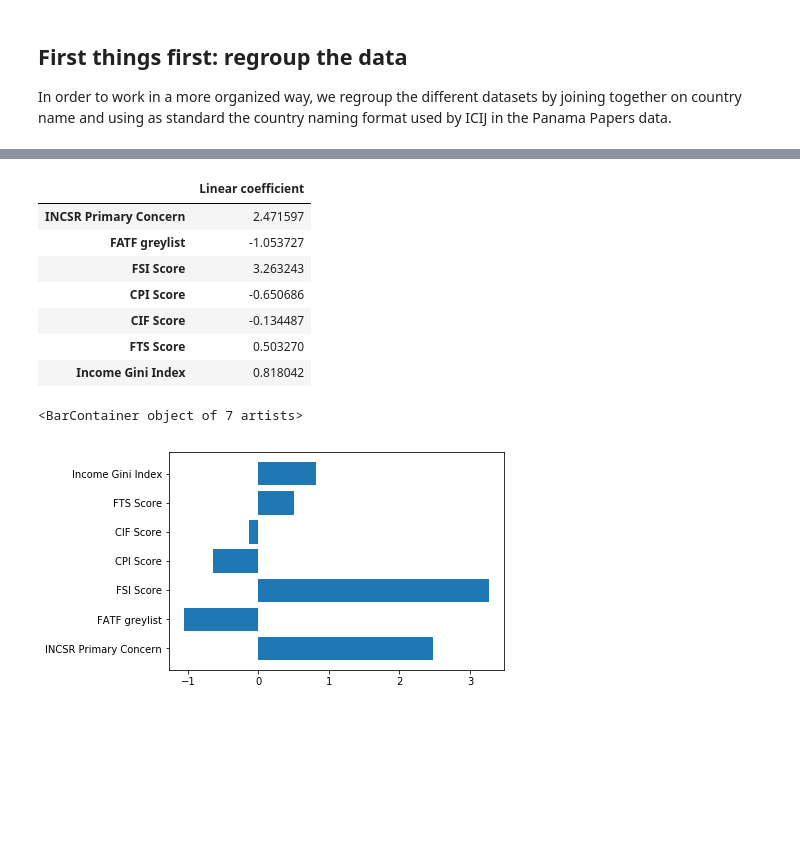
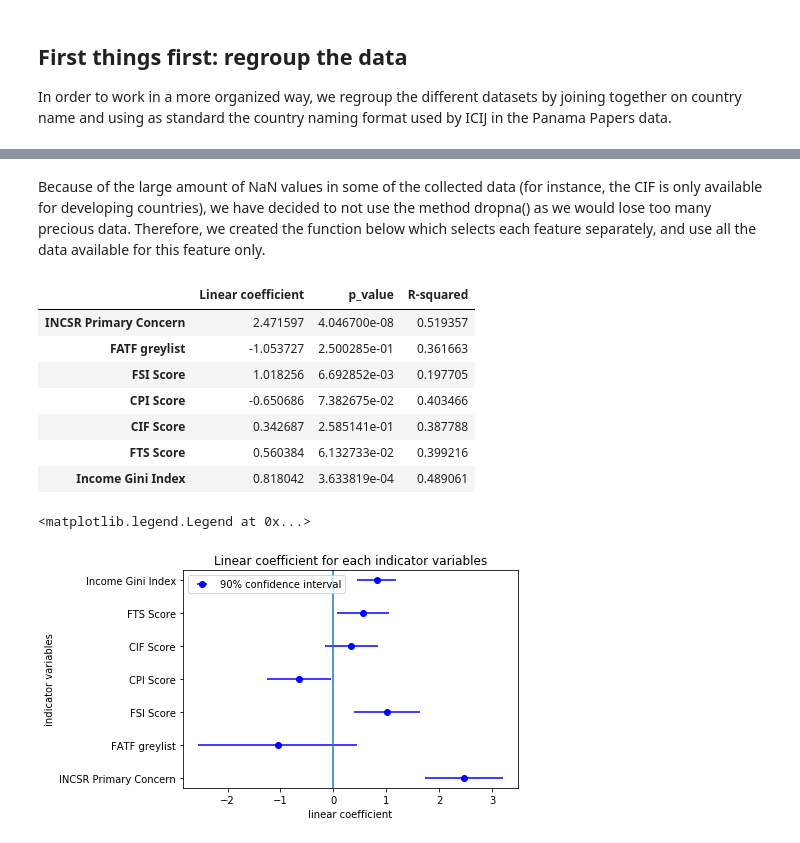
Before and after one commit to franckdess/ADA-Project, a Jupyter notebook: Correlates of evasion.ipynb, the cells around one changed output, grey strips where cells are left out. Cells and saved outputs as stored; diff of their text form; code cells hidden in the pictures; blank space fills up the shorter version.

Commit message:
Corrected intervals

```diff
--- a/Correlates of evasion.ipynb
+++ b/Correlates of evasion.ipynb
@@ -386,35 +396,37 @@ to_pred=['PP count']
 control=['Average Income', 'Population']
 # %%
 #We apply logarithm or standardization to some of the indicator variables
-feat_tolog=['FSI Score', 'CIF Score']
-feat_std=['Income Gini Index', 'CPI Score']
-feat_same=['INCSR Primary Concern', 'FATF greylist', 'FTS Score']
+feat_std=['FSI Score', 'CPI Score', 'CIF Score', 'FTS Score', 'Income Gini Index']
+feat_same=['INCSR Primary Concern', 'FATF greylist']
+# %% [markdown]
+Because of the large amount of NaN values in some of the collected data (for instance, the CIF is only available for developing countries), we have decided to not use the method dropna() as we would lose too many precious data. Therefore, we created the function below which selects each feature separately, and use all the data available for this feature only.
 # %%
 #Function specific to our dataframe, which computes the linear coefficient for each indicator variable taken separately along...
 #...with the two control variables (log(Average income) and log(Population size)), in order to predict log(#accounts linked)
-def Linear_coefficient(df,features,to_do=None):
-    reg=LinearRegression()
+
+def Linear_coefficient_sm(df,features,to_do=None):
     a=[]
+    b=[]
+    c=[]
     for feat in features:
         temp=df[['PP count', 'Average Income', 'Population', feat]]
         temp=temp.dropna()
         temp['Average Income']=np.log(temp['Average Income'])
         temp['Population']=np.log(temp['Population'])
         temp['PP count']=np.log(temp['PP count'])
-        if to_do == 'log':
-            temp[feat]=np.log(temp[feat])
-        elif to_do == 'std':
+        if to_do == 'std':
             standardize = lambda x: (x-x.mean()) / x.std()
             temp[feat]=standardize(temp[feat])
-        temp=temp.replace([np.inf, -np.inf], np.nan)
-        temp=temp.dropna()
         X=temp[['Average Income', 'Population', feat]]
         y=temp['PP count']
-        reg.fit(X,y)
-        a.append([reg.coef_[2]])
-    return a
+        X2=sm.add_constant(X)
+        est=sm.OLS(y,X2)
+        est2=est.fit()
+        a.append(est2.params[3])
+        b.append(est2.pvalues[3])
+        c.append(est2.rsquared)
+    return a,b,c
 # %%
-#Apply above function
-coef_log=Linear_coefficient(merged_df,feat_tolog,'log')
-coef_std=Linear_coefficient(merged_df,feat_std,'std')
-coef_same=Linear_coefficient(merged_df,feat_same)
+#Apply above function to retrieve linear regression coefficients, p_values and r_squared data
+coef_std, p_values_std, r_squared_std= Linear_coefficient_sm(merged_df,feat_std,to_do='std')
+coef_same, p_values_same, r_squared_same= Linear_coefficient_sm(merged_df,feat_same,to_do=None)
@@ -424,19 +433,19 @@ coef=[coef_same[0][0], coef_same[1][0], coef_log[0][0], coef_std[1][0], coef_log
+# %%
+#Regroup coefficients, p_values and R-squared values in a list
+coef=np.concatenate((coef_same, coef_std))
+p_value=np.concatenate((p_values_same, p_values_std))
+r_squared=np.concatenate((r_squared_same, r_squared_std))
 # %%
-#Listing coefficient for each indicator
-result=pd.DataFrame(coef, index=features, columns=['Linear coefficient'])
+#Create dataframe
+combined={'Linear coefficient':coef,'p_value':p_value,'R-squared':r_squared}
+result=pd.DataFrame(combined, index=features)
 result
 # %% [output]
-|  | Linear coefficient |
-| INCSR Primary Concern | 2.471597 |
-| FATF greylist | -1.053727 |
-| FSI Score | 3.263243 |
-| CPI Score | -0.650686 |
-| CIF Score | -0.134487 |
-| FTS Score | 0.503270 |
-| Income Gini Index | 0.818042 |
+|  | Linear coefficient | p_value | R-squared |
+| INCSR Primary Concern | 2.471597 | 4.046700e-08 | 0.519357 |
+| FATF greylist | -1.053727 | 2.500285e-01 | 0.361663 |
+| FSI Score | 1.018256 | 6.692852e-03 | 0.197705 |
+| CPI Score | -0.650686 | 7.382675e-02 | 0.403466 |
+| CIF Score | 0.342687 | 2.585141e-01 | 0.387788 |
+| FTS Score | 0.560384 | 6.132733e-02 | 0.399216 |
+| Income Gini Index | 0.818042 | 3.633819e-04 | 0.489061 |
-# %%
-#histogram of coefficient for visual interpretation
-plt.barh(result.index, result['Linear coefficient'])
-# %% [output]
-<BarContainer object of 7 artists>
-[figure, removed]
@@ -442,0 +464,11 @@ plt.barh(result.index, result['Linear coefficient'])
+# %%
+#Plot with p-value for visual interpretation
+plt.errorbar(result['Linear coefficient'], result.index,xerr=CI,fmt='bo', label='90% confidence interval')
+plt.axvline(x=0)
+plt.title('Linear coefficient for each indicator variables')
+plt.xlabel('linear coefficient')
+plt.ylabel('indicator variables')
+plt.legend(loc='upper left')
+# %% [output]
+<matplotlib.legend.Legend at 0x...>
+[figure, added]
```
Also changed, not shown: parts of 15 cells of this notebook.
